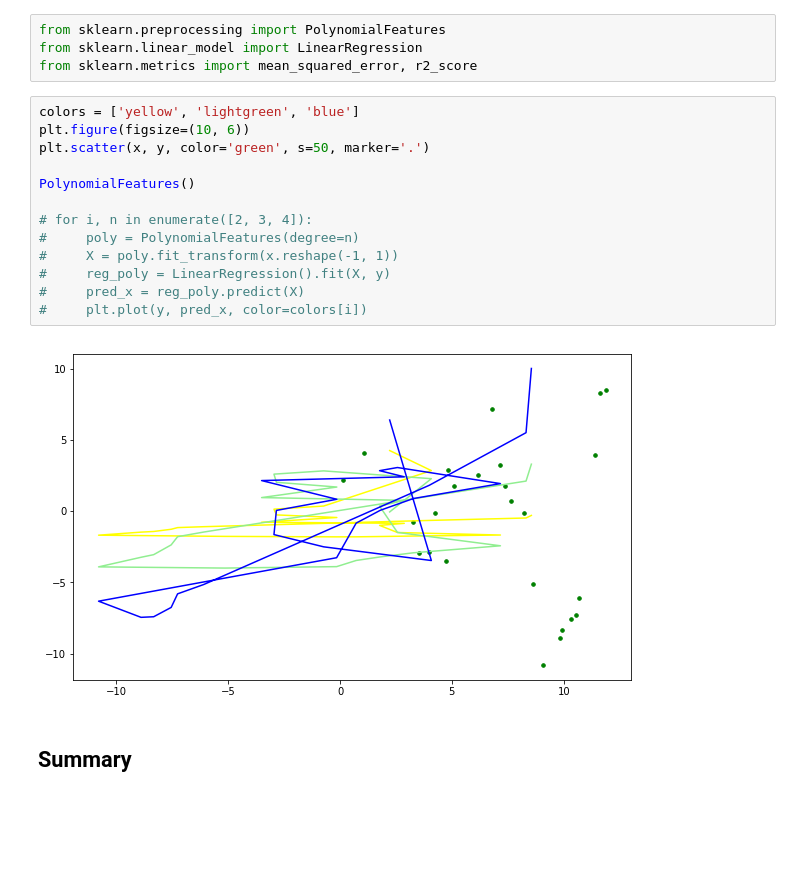
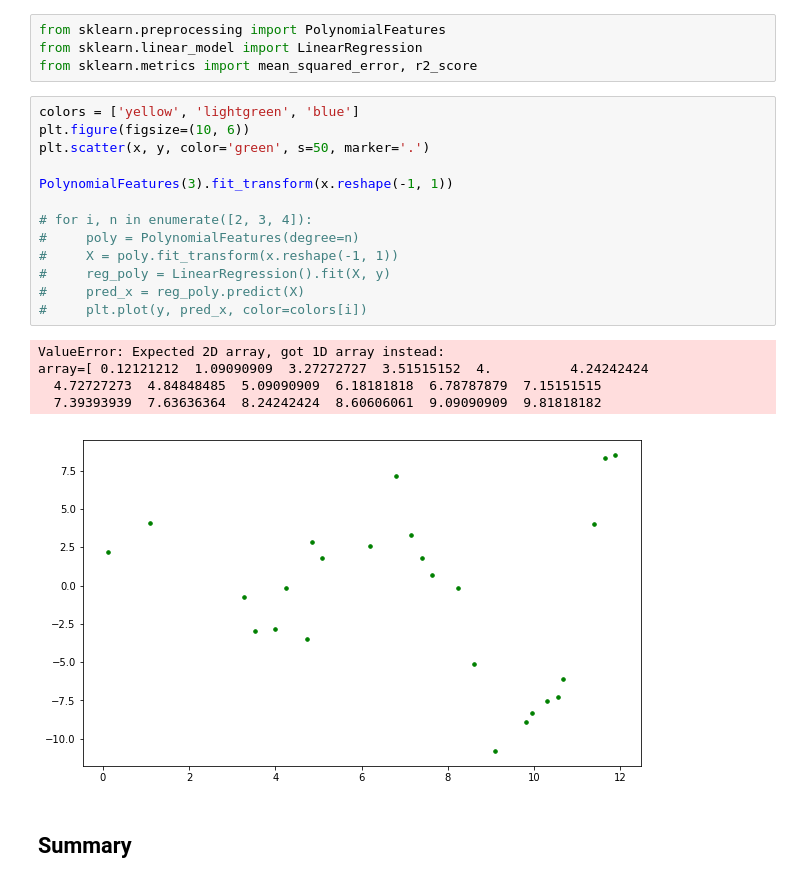
Before and after one commit to AlecMorgan/dsc-2-24-06-polynomial-regression-lab-seattle-ds-career-040119, a Jupyter notebook: index.ipynb, the cells around one changed output. Saved outputs shown, nothing was run; the diff lists cells and outputs as text; blank space fills up the shorter version.

```diff
--- a/index.ipynb
+++ b/index.ipynb
@@ -77,18 +77,22 @@ from sklearn.metrics import mean_squared_error, r2_score
 # %%
 colors = ['yellow', 'lightgreen', 'blue']
 plt.figure(figsize=(10, 6))
 plt.scatter(x, y, color='green', s=50, marker='.')
 
-PolynomialFeatures()
+PolynomialFeatures(3).fit_transform(x.reshape(-1, 1))
 
 # for i, n in enumerate([2, 3, 4]):
 #     poly = PolynomialFeatures(degree=n)
 #     X = poly.fit_transform(x.reshape(-1, 1))
 #     reg_poly = LinearRegression().fit(X, y)
 #     pred_x = reg_poly.predict(X)
 #     plt.plot(y, pred_x, color=colors[i])
 # %% [output]
+ValueError: Expected 2D array, got 1D array instead:
+array=[ 0.12121212  1.09090909  3.27272727  3.51515152  4.          4.24242424
+  4.72727273  4.84848485  5.09090909  6.18181818  6.78787879  7.15151515
+  7.39393939  7.63636364  8.24242424  8.60606061  9.09090909  9.81818182
-[figure, old version]
+[figure, new version]
 # %% [markdown]
 ## Summary
 # %% [markdown]
```
